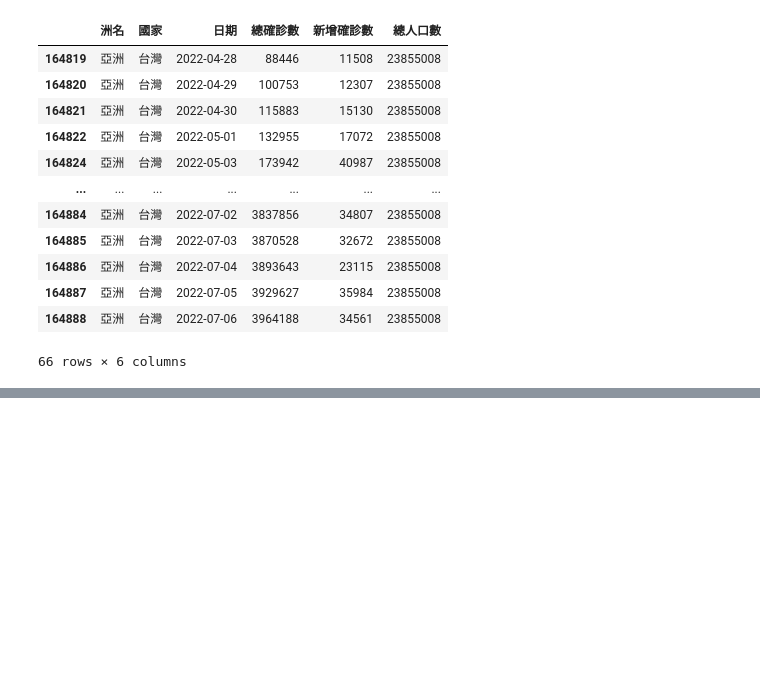
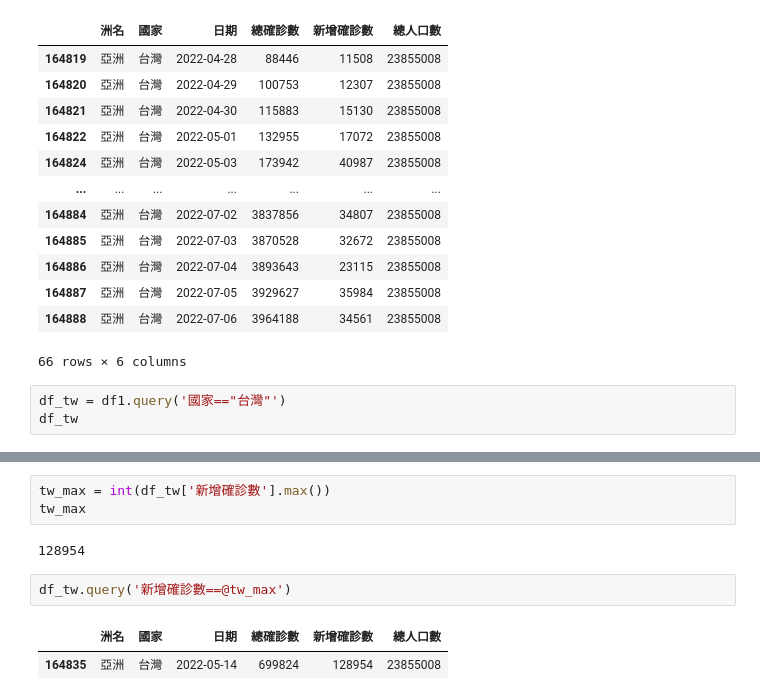
Before and after one commit to Oscar-Lee-20211298/__2024_07_29_AI_1_3_, a Jupyter notebook: lesson16_3.ipynb, the cells around one changed output, grey strips where cells are left out. Saved outputs shown, nothing was run; the diff lists cells and outputs as text; blank space fills up the shorter version.

```diff
--- a/lesson16_3.ipynb
+++ b/lesson16_3.ipynb
@@ -376,3 +376,6 @@ df_tw[df_tw['新增確診數'] >= 10000]
 | 164887 | 亞洲 | 台灣 | 2022-07-05 | 3929627 | 35984 | 23855008 |
 | 164888 | 亞洲 | 台灣 | 2022-07-06 | 3964188 | 34561 | 23855008 |
 66 rows × 6 columns
+# %%
+df_tw = df1.query('國家=="台灣"')
+df_tw
@@ -378,0 +433,10 @@ df_tw[df_tw['新增確診數'] >= 10000]
+# %%
+tw_max = int(df_tw['新增確診數'].max())
+tw_max
+# %% [output]
+128954
+# %%
+df_tw.query('新增確診數==@tw_max')
+# %% [output]
+|  | 洲名 | 國家 | 日期 | 總確診數 | 新增確診數 | 總人口數 |
+| 164835 | 亞洲 | 台灣 | 2022-05-14 | 699824 | 128954 | 23855008 |
```
Also changed, not shown: parts of 3 cells of this notebook.
